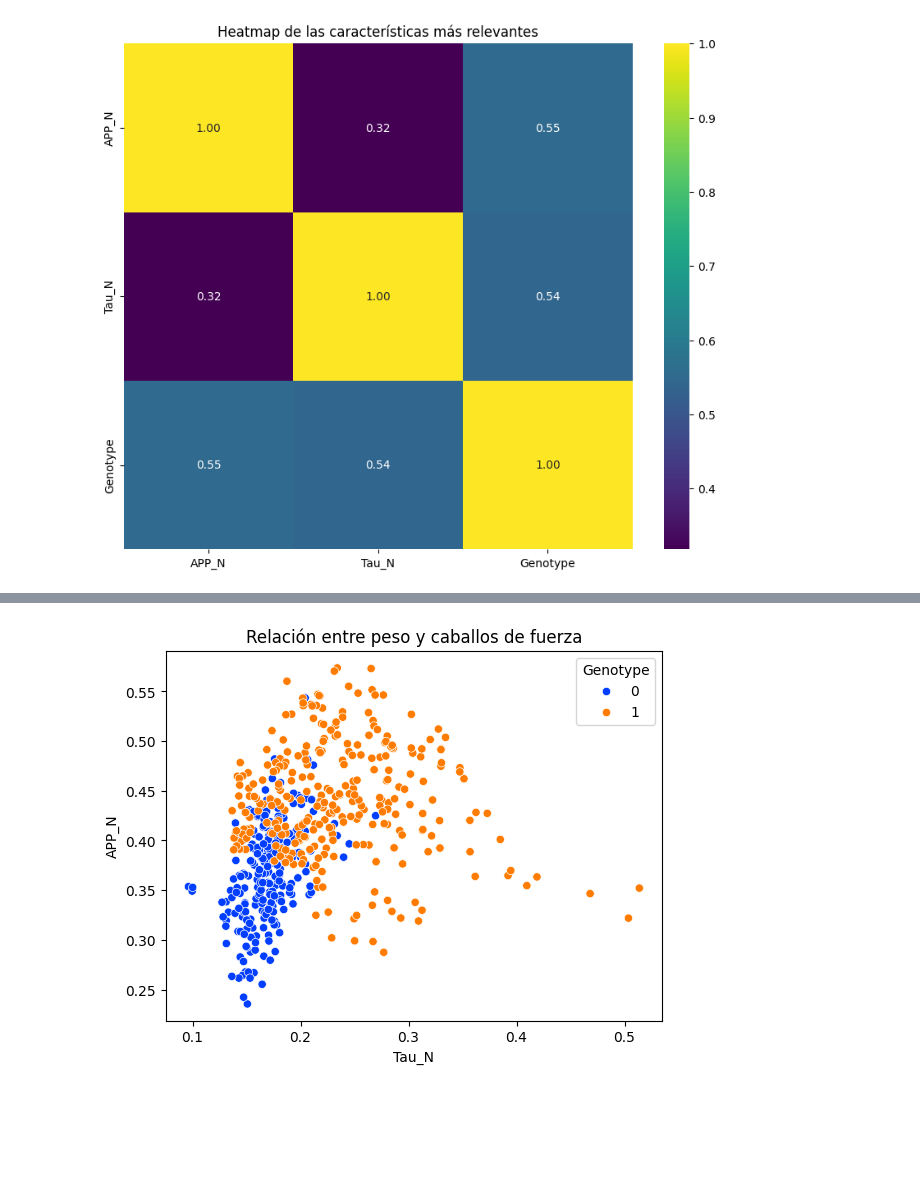
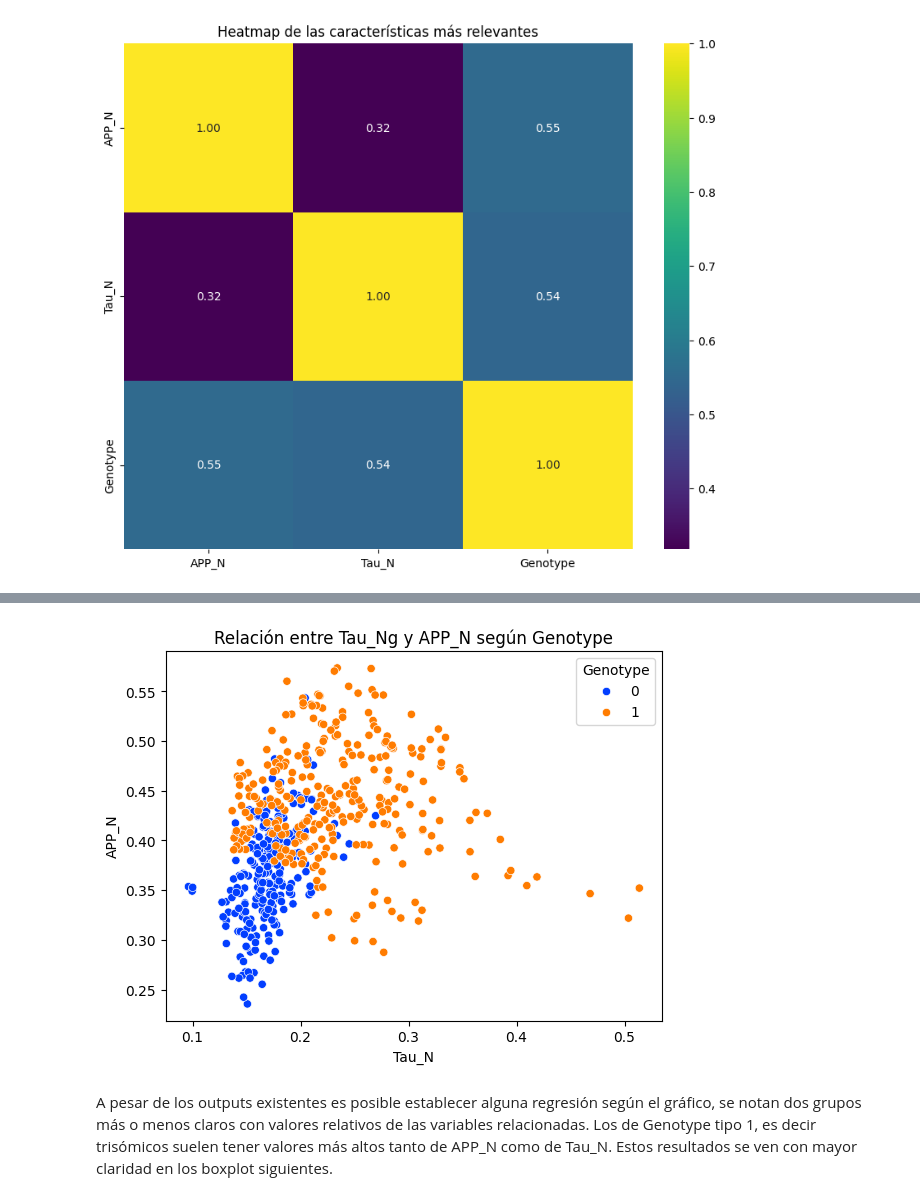
Before and after one commit to sonoAESS/Estudio-Inteligencia-Artificial, a Jupyter notebook: Machine Learning Escuela/Cuaderno Bioinformática/mousesCortex.ipynb, the cells around one changed output, grey strips where cells are left out. Cells and saved outputs as stored; diff of their text form; code cells hidden in the pictures; blank space fills up the shorter version.

```diff
--- a/Machine Learning Escuela/Cuaderno Bioinformática/mousesCortex.ipynb
+++ b/Machine Learning Escuela/Cuaderno Bioinformática/mousesCortex.ipynb
@@ -294,9 +325,12 @@ plt.show()
 # %%
-# Scatter plot para ver la relación entre weight y horsepower
+# Scatter plot
 sns.scatterplot(x='Tau_N', y='APP_N', hue="Genotype", data=selectedDF, palette='bright')
-plt.title('Relación entre peso y caballos de fuerza')
+plt.title('Relación entre Tau_Ng y APP_N según Genotype')
 plt.show()
 # %% [output]
-[figure, old version]
+[figure, new version]
+# %% [markdown]
+A pesar de los outputs existentes es posible establecer alguna regresión según el gráfico, se notan dos grupos más o menos claros con valores relativos de las variables relacionadas. Los de Genotype tipo 1, es decir trisómicos suelen tener valores más altos tanto de APP_N como de Tau_N.
+Estos resultados se ven con mayor claridad en los boxplot siguientes.
 # %%
 sns.boxplot(x='Genotype', y='APP_N', data=selectedDF)
```
Also changed, not shown: parts of 23 cells of this notebook.
